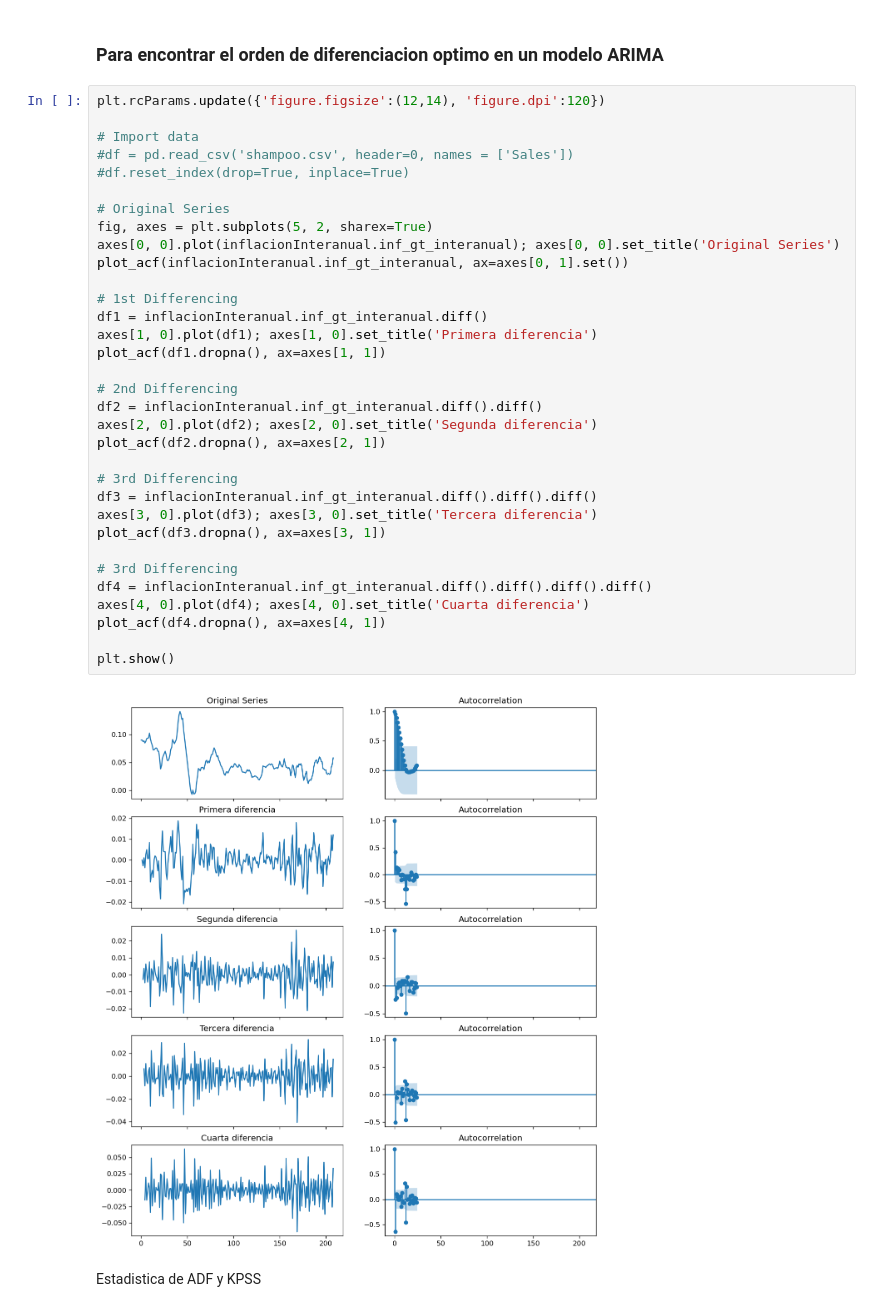
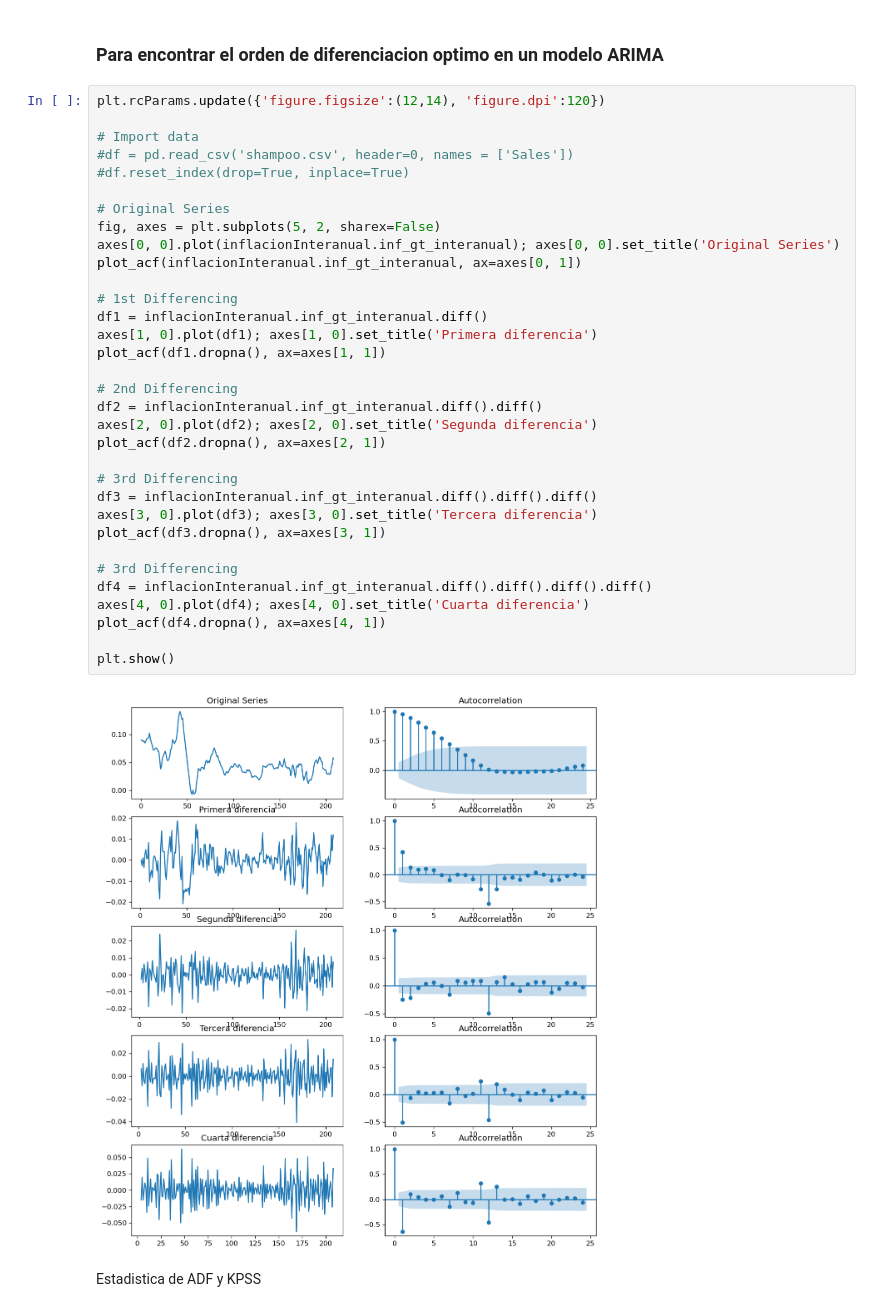
Before and after one commit to kc-alva/TesisPES2022, a Jupyter notebook: Notebook.ipynb, the cells around one changed output. Saved outputs shown, nothing was run; the diff lists cells and outputs as text.

```diff
--- a/Notebook.ipynb
+++ b/Notebook.ipynb
@@ -137,36 +130,36 @@ plt.rcParams.update({'figure.figsize':(12,14), 'figure.dpi':120})
 
 # Import data
 #df = pd.read_csv('shampoo.csv', header=0, names = ['Sales'])
 #df.reset_index(drop=True, inplace=True)
 
 # Original Series
-fig, axes = plt.subplots(5, 2, sharex=True)
+fig, axes = plt.subplots(5, 2, sharex=False)
 axes[0, 0].plot(inflacionInteranual.inf_gt_interanual); axes[0, 0].set_title('Original Series')
-plot_acf(inflacionInteranual.inf_gt_interanual, ax=axes[0, 1].set())
+plot_acf(inflacionInteranual.inf_gt_interanual, ax=axes[0, 1])
 
 # 1st Differencing
 df1 = inflacionInteranual.inf_gt_interanual.diff()
 axes[1, 0].plot(df1); axes[1, 0].set_title('Primera diferencia')
 plot_acf(df1.dropna(), ax=axes[1, 1])
 
 # 2nd Differencing
 df2 = inflacionInteranual.inf_gt_interanual.diff().diff()
 axes[2, 0].plot(df2); axes[2, 0].set_title('Segunda diferencia')
 plot_acf(df2.dropna(), ax=axes[2, 1])
 
 # 3rd Differencing
 df3 = inflacionInteranual.inf_gt_interanual.diff().diff().diff()
 axes[3, 0].plot(df3); axes[3, 0].set_title('Tercera diferencia')
 plot_acf(df3.dropna(), ax=axes[3, 1])
 
 # 3rd Differencing
 df4 = inflacionInteranual.inf_gt_interanual.diff().diff().diff().diff()
 axes[4, 0].plot(df4); axes[4, 0].set_title('Cuarta diferencia')
 plot_acf(df4.dropna(), ax=axes[4, 1])
 
 plt.show()
 # %% [output]
-[figure, old version]
+[figure, new version]
 # %% [markdown]
 Estadistica de ADF y KPSS
 # %%
```
Also changed, not shown: parts of 44 cells of this notebook.
